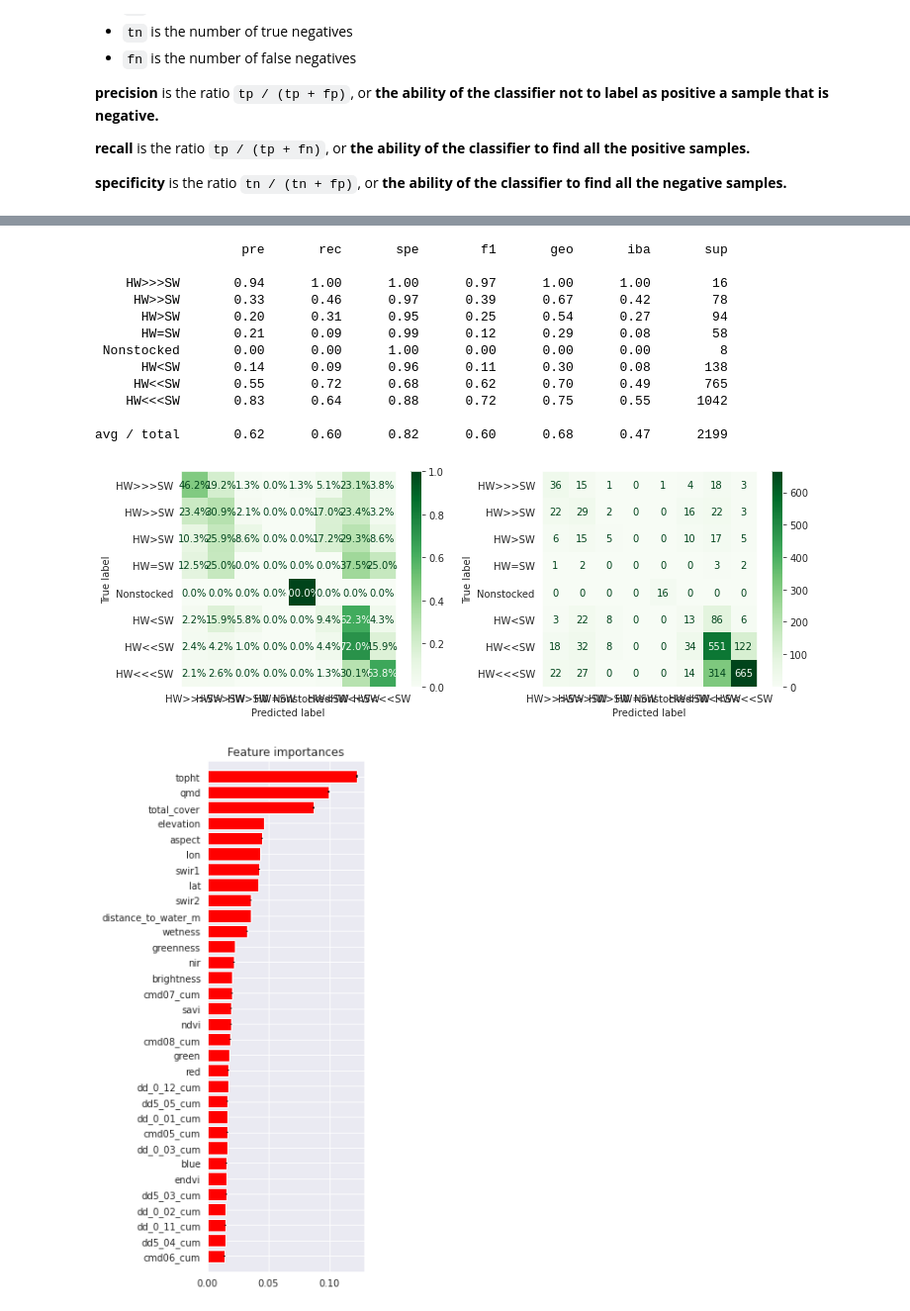
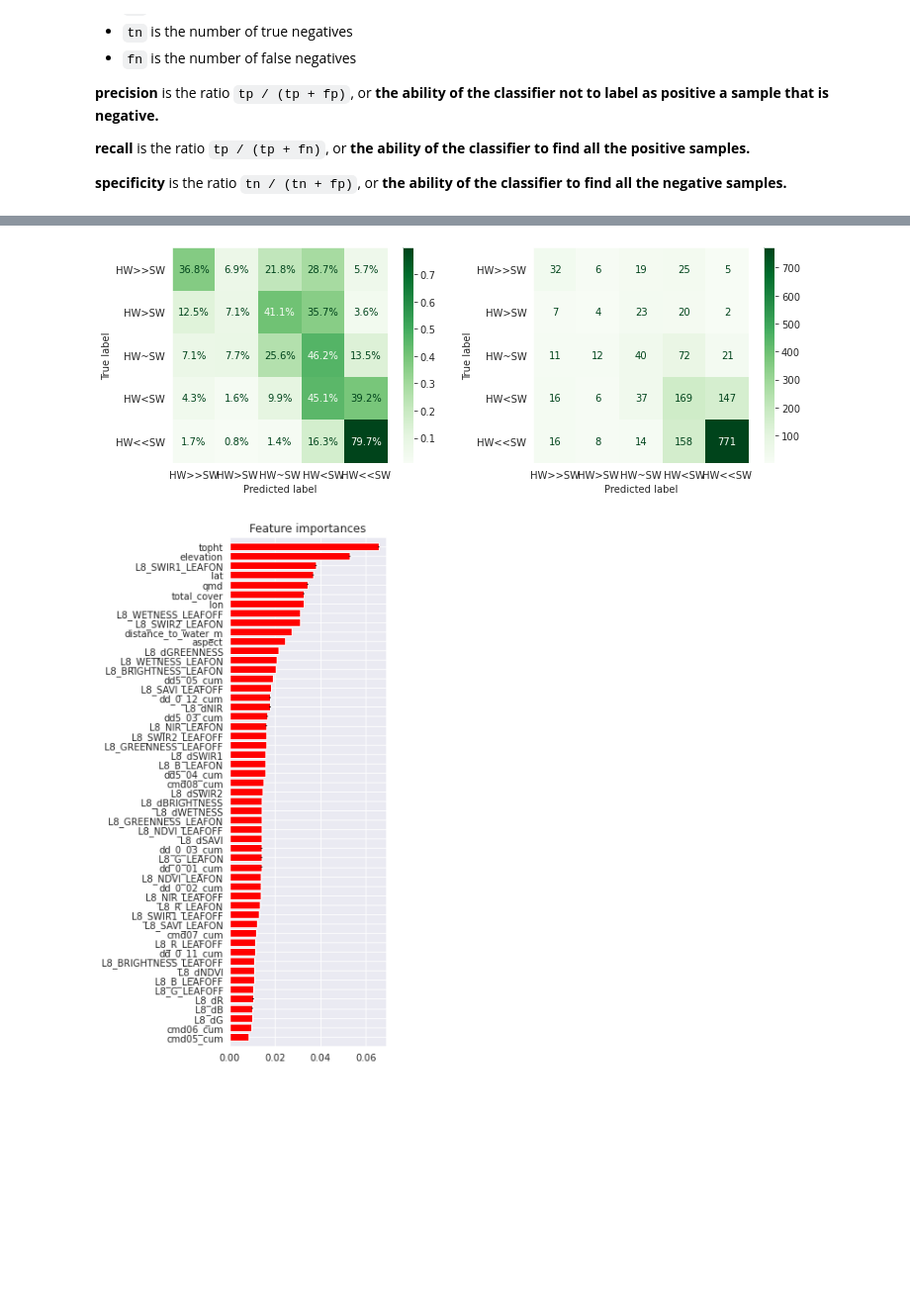
Before and after one commit to Ecotrust/ForestMapping, a Jupyter notebook: notebooks/15H_Fitting and Tuning sklearn Models for Species Presence and Abundance.ipynb, the cells around one changed output, grey strips where cells are left out. Shown at 99% size. Saved outputs shown, nothing was run; the diff lists cells and outputs as text; code cells hidden in the pictures; blank space fills up the shorter version.

```diff
--- a/notebooks/15H_Fitting and Tuning sklearn Models for Species Presence and Abundance.ipynb
+++ b/notebooks/15H_Fitting and Tuning sklearn Models for Species Presence and Abundance.ipynb
@@ -117,8 +145,17 @@ CLIM_COLS = [
 
 SOIL_COLS = ['bulk_dens', 'soil_depth', 'pct_clay_surf', 'pct_rock_surf', 'pct_sand_surf']
 
-LANDSAT_COLS = ['green', 'blue', 'red', 'nir', 'endvi', 'ndvi', 'savi',
-                'swir1', 'swir2', 'wetness', 'greenness', 'brightness']
+LANDSAT_COLS = [
+    'L8_R_LEAFOFF', 'L8_G_LEAFOFF', 'L8_B_LEAFOFF',
+    'L8_NIR_LEAFOFF', 'L8_SWIR1_LEAFOFF', 'L8_SWIR2_LEAFOFF',
+    'L8_NDVI_LEAFOFF', 'L8_SAVI_LEAFOFF', 'L8_BRIGHTNESS_LEAFOFF', 'L8_GREENNESS_LEAFOFF', 'L8_WETNESS_LEAFOFF',
+    'L8_R_LEAFON', 'L8_G_LEAFON', 'L8_B_LEAFON',
+    'L8_NIR_LEAFON', 'L8_SWIR1_LEAFON', 'L8_SWIR2_LEAFON',
+    'L8_NDVI_LEAFON', 'L8_SAVI_LEAFON', 'L8_BRIGHTNESS_LEAFON', 'L8_GREENNESS_LEAFON', 'L8_WETNESS_LEAFON',
+    'L8_dR', 'L8_dG', 'L8_dB',
+    'L8_dNIR', 'L8_dSWIR1', 'L8_dSWIR2',
+    'L8_dNDVI', 'L8_dSAVI', 'L8_dBRIGHTNESS', 'L8_dGREENNESS', 'L8_dWETNESS'
+]
 
 MODIS_COLS = ['dormancy', 'evi_amplitude', 'evi_area', 'evi_minimum',
               'greenup', 'maturity', 'midgreendown', 'midgreenup',
@@ -245,0 +288,8 @@ df.head()
+# %%
+# mark plots with canopy cover < 10%, QMD < 1", and TOPHT < 10' as non-stocked
+df.loc[(df.total_cover < 10), 'HARDWOOD_SOFTWOOD_abund'] = -9998
+df.loc[(df.qmd < 1), 'HARDWOOD_SOFTWOOD_abund'] = -9998
+df.loc[(df.topht < 10), 'HARDWOOD_SOFTWOOD_abund'] = -9998
+
+df = df.loc[df.HARDWOOD_SOFTWOOD_abund > -9998]
+df['HARDWOOD_SOFTWOOD_abund'] =  df['HARDWOOD_SOFTWOOD_abund'] + 2
@@ -249,3 +301,6 @@ X_COLS = LANDSAT_COLS + CLIM_COLS\
 + ['distance_to_water_m', 'lat', 'lon', 'aspect', 'elevation']
 # + SOIL_COLS\
 # + MODIS_COLS\
+# %%
+df = df.dropna(subset=X_COLS+abund_cols).reset_index(drop=True)
+df.info()
@@ -480,7 +481,7 @@ def cohen_kappa_adjust(y_true, y_pred, labels=None, weights=None, sample_weight=
 
     return cohen_kappa_score(y_true, y_pred, labels, weights, sample_weight)
 
-scorer = make_scorer(cohen_kappa_adjust, weights='linear')
+
 
 def tune_classifier(sp_name, model_type, samples_per_param=100, n_jobs=1, n_points=1):
     if model_type[-4:] == '_reg':
@@ -493,6 +494,13 @@ def tune_classifier(sp_name, model_type, samples_per_param=100, n_jobs=1, n_poin
 
     pipeline = Pipeline([# ('resampler', ADASYN(random_state=RANDOM_STATE, n_jobs=-1)),
                          ('model', model)])
+
+    if sp_name == 'HARDWOOD_SOFTWOOD':
+        LABELS = [0, 1, 2, 3, 4]
+    else:
+        LABELS = [0, 1, 2, 3]
+
+    scorer = make_scorer(cohen_kappa_adjust, labels=LABELS, weights='linear')
 
     opt = BayesSearchCV(
         pipeline,
@@ -660,8 +618,8 @@ spp_models = {spp:{} for spp in BA_COLS + ['HARDWOOD_SOFTWOOD']}
 # %%
 SP_NAME, MOD_TYPE = 'HARDWOOD_SOFTWOOD', 'rf'
 
-TARGET_NAMES = ['HW>>>SW', 'HW>>SW', 'HW>SW', 'HW=SW', 'Nonstocked', 'HW<SW', 'HW<<SW', 'HW<<<SW']
-LABELS = [-3, -2, -1, 0, -9998, 1, 2, 3]
+TARGET_NAMES = ['HW>>SW', 'HW>SW', 'HW~SW', 'HW<SW', 'HW<<SW']
+LABELS = [0, 1, 2, 3, 4]
 spp_models[SP_NAME][MOD_TYPE] = tune_classifier(SP_NAME, MOD_TYPE, samples_per_param=25)
 print_classification_report(SP_NAME, spp_models[SP_NAME][MOD_TYPE],
                            target_names=TARGET_NAMES)
@@ -683,14 +647,2 @@ Model saved at ../models/composition/sklearn_tuned/HARDWOOD_SOFTWOOD_rf_tuned.pk
-                   pre       rec       spe        f1       geo       iba       sup
-
-    HW>>>SW       0.94      1.00      1.00      0.97      1.00      1.00        16
-     HW>>SW       0.33      0.46      0.97      0.39      0.67      0.42        78
-      HW>SW       0.20      0.31      0.95      0.25      0.54      0.27        94
-      HW=SW       0.21      0.09      0.99      0.12      0.29      0.08        58
- Nonstocked       0.00      0.00      1.00      0.00      0.00      0.00         8
-      HW<SW       0.14      0.09      0.96      0.11      0.30      0.08       138
-     HW<<SW       0.55      0.72      0.68      0.62      0.70      0.49       765
-    HW<<<SW       0.83      0.64      0.88      0.72      0.75      0.55      1042
-
-avg / total       0.62      0.60      0.82      0.60      0.68      0.47      2199
-[figure, old version]
+[figure, new version]
-[figure, old version]
+[figure, new version]
```
Also changed, not shown: parts of 35 cells of this notebook, 9 other files.
